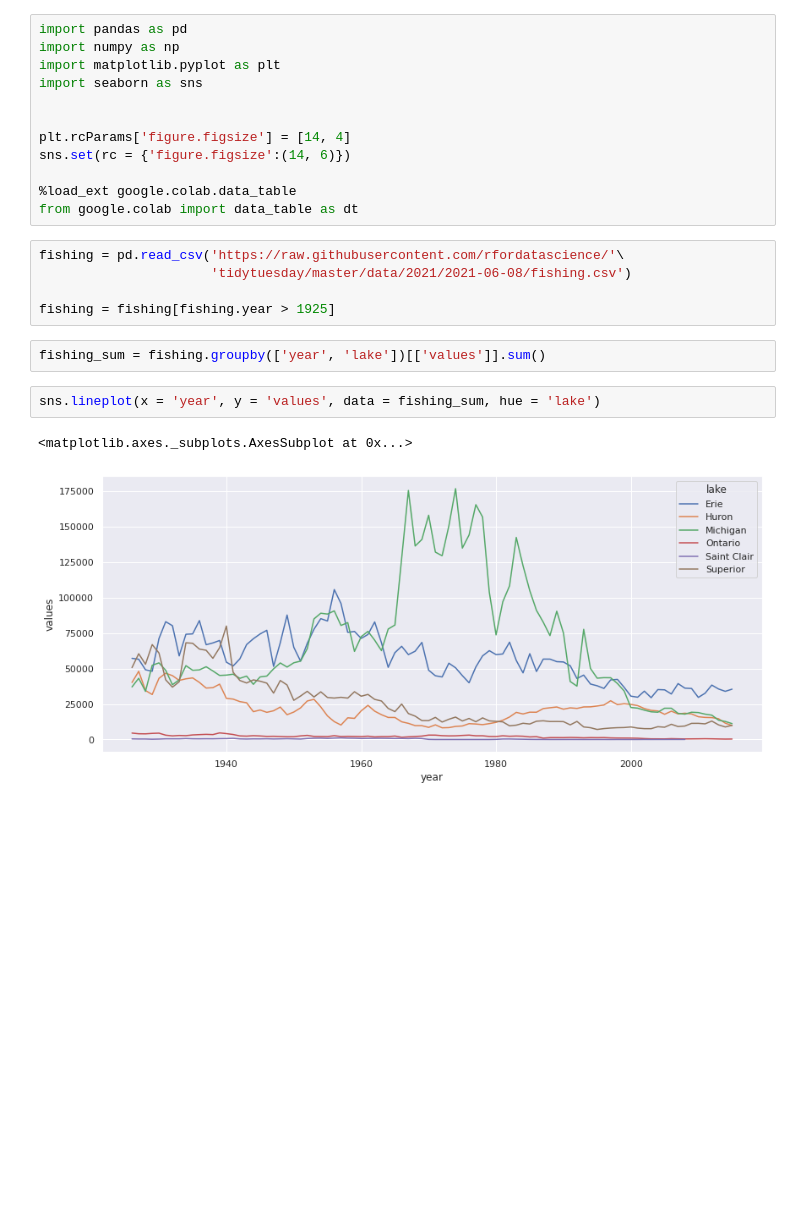
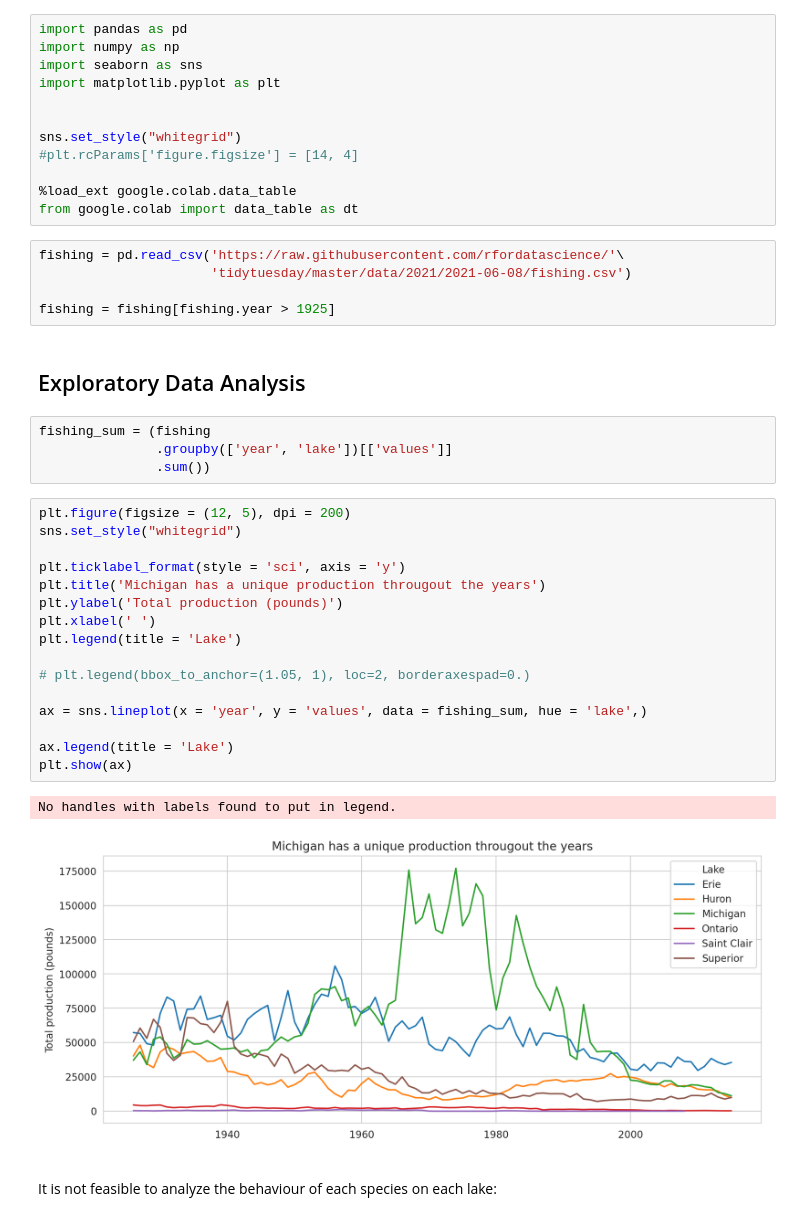
Before and after one commit to tayrone/tidy_tuesday_python, a Jupyter notebook: fishing_210608.ipynb, the cells around one changed output. Saved outputs shown, nothing was run; the diff lists cells and outputs as text; blank space fills up the shorter version.

```diff
--- a/fishing_210608.ipynb
+++ b/fishing_210608.ipynb
@@ -3,12 +3,12 @@
 # %%
 import pandas as pd
 import numpy as np
+import seaborn as sns
 import matplotlib.pyplot as plt
-import seaborn as sns
 
 
-plt.rcParams['figure.figsize'] = [14, 4]
-sns.set(rc = {'figure.figsize':(14, 6)})
+sns.set_style("whitegrid")
+#plt.rcParams['figure.figsize'] = [14, 4]
 
 %load_ext google.colab.data_table
 from google.colab import data_table as dt
@@ -17,10 +17,30 @@ fishing = pd.read_csv('https://raw.githubusercontent.com/rfordatascience/'\
                       'tidytuesday/master/data/2021/2021-06-08/fishing.csv')
 
 fishing = fishing[fishing.year > 1925]
+# %% [markdown]
+## Exploratory Data Analysis
 # %%
-fishing_sum = fishing.groupby(['year', 'lake'])[['values']].sum()
+fishing_sum = (fishing
+               .groupby(['year', 'lake'])[['values']]
+               .sum())
-# %%
-sns.lineplot(x = 'year', y = 'values', data = fishing_sum, hue = 'lake')
-# %% [output]
-<matplotlib.axes._subplots.AxesSubplot at 0x...>
-[figure, removed]
+# %%
+plt.figure(figsize = (12, 5), dpi = 200)
+sns.set_style("whitegrid")
+
+plt.ticklabel_format(style = 'sci', axis = 'y')
+plt.title('Michigan has a unique production througout the years')
+plt.ylabel('Total production (pounds)')
+plt.xlabel(' ')
+plt.legend(title = 'Lake')
+
+# plt.legend(bbox_to_anchor=(1.05, 1), loc=2, borderaxespad=0.)
+
+ax = sns.lineplot(x = 'year', y = 'values', data = fishing_sum, hue = 'lake',)
+
+ax.legend(title = 'Lake')
+plt.show(ax)
+# %% [output]
+No handles with labels found to put in legend.
+[figure, added]
+# %% [markdown]
+It is not feasible to analyze the behaviour of each species on each lake:
```
Also changed, not shown: parts of 1 cell of this notebook.
